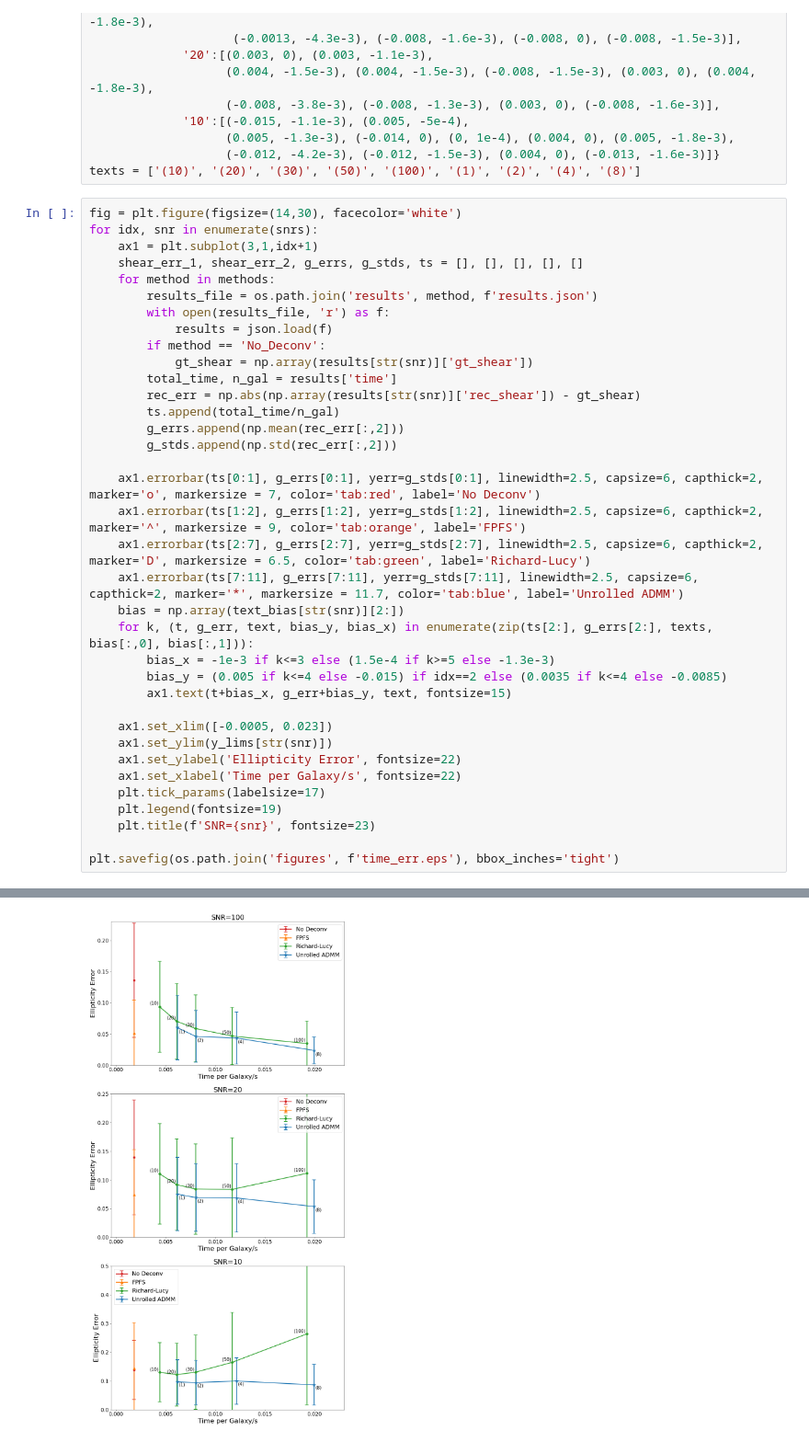
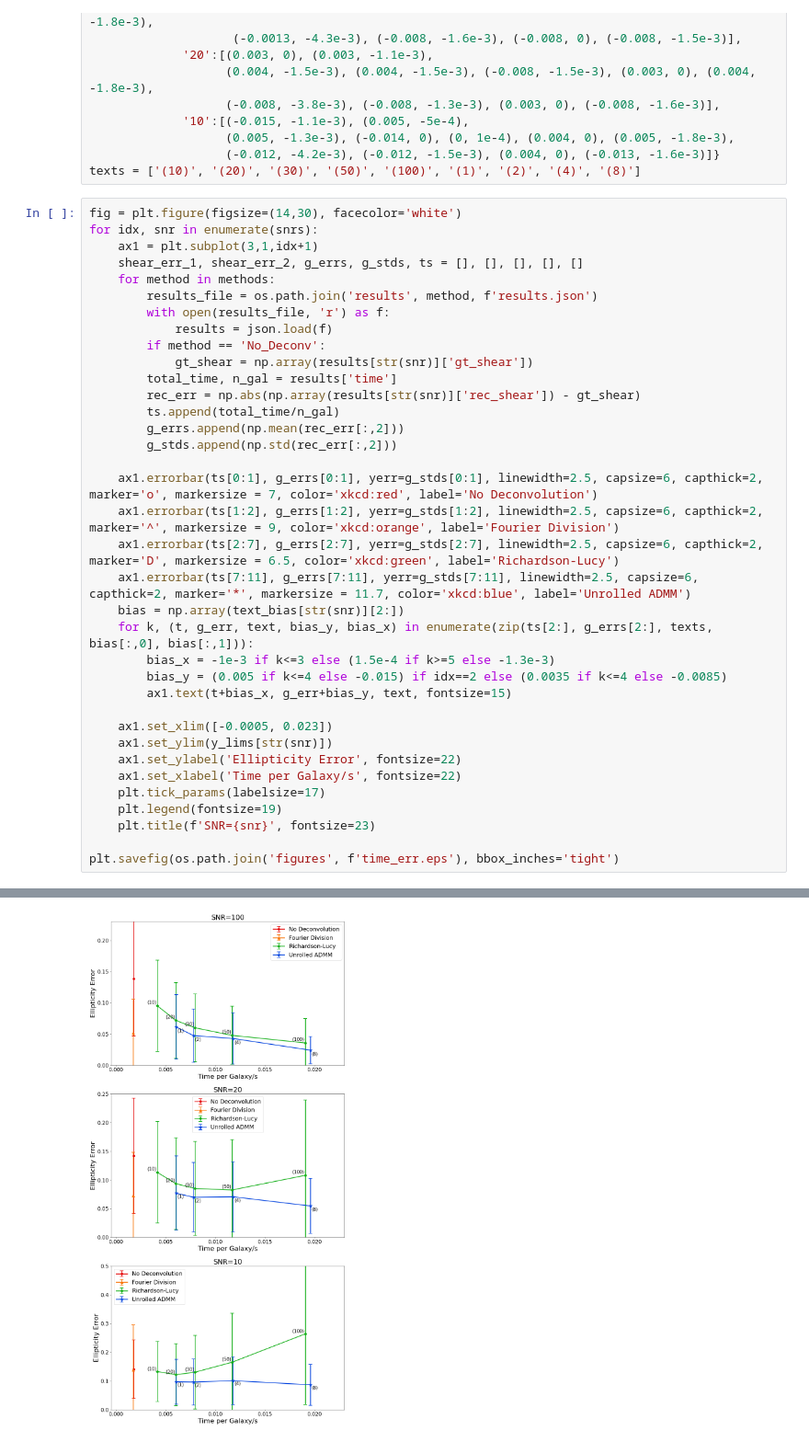
Before and after one commit to Lukeli0425/Galaxy-Deconv, a Jupyter notebook: error_time.ipynb, the cells around one changed output, grey strips where cells are left out. Shown at 92% size. Cells and saved outputs as stored; diff of their text form.

```diff
--- a/error_time.ipynb
+++ b/error_time.ipynb
@@ -30,38 +30,38 @@ for idx, snr in enumerate(snrs):
     shear_err_1, shear_err_2, g_errs, g_stds, ts = [], [], [], [], []
     for method in methods:
         results_file = os.path.join('results', method, f'results.json')
         with open(results_file, 'r') as f:
             results = json.load(f)
         if method == 'No_Deconv':
             gt_shear = np.array(results[str(snr)]['gt_shear'])
         total_time, n_gal = results['time']
         rec_err = np.abs(np.array(results[str(snr)]['rec_shear']) - gt_shear)
         ts.append(total_time/n_gal)
         g_errs.append(np.mean(rec_err[:,2]))
         g_stds.append(np.std(rec_err[:,2]))
 
-    ax1.errorbar(ts[0:1], g_errs[0:1], yerr=g_stds[0:1], linewidth=2.5, capsize=6, capthick=2, marker='o', markersize = 7, color='tab:red', label='No Deconv')
-    ax1.errorbar(ts[1:2], g_errs[1:2], yerr=g_stds[1:2], linewidth=2.5, capsize=6, capthick=2, marker='^', markersize = 9, color='tab:orange', label='FPFS')
-    ax1.errorbar(ts[2:7], g_errs[2:7], yerr=g_stds[2:7], linewidth=2.5, capsize=6, capthick=2, marker='D', markersize = 6.5, color='tab:green', label='Richard-Lucy')
-    ax1.errorbar(ts[7:11], g_errs[7:11], yerr=g_stds[7:11], linewidth=2.5, capsize=6, capthick=2, marker='*', markersize = 11.7, color='tab:blue', label='Unrolled ADMM')
+    ax1.errorbar(ts[0:1], g_errs[0:1], yerr=g_stds[0:1], linewidth=2.5, capsize=6, capthick=2, marker='o', markersize = 7, color='xkcd:red', label='No Deconvolution')
+    ax1.errorbar(ts[1:2], g_errs[1:2], yerr=g_stds[1:2], linewidth=2.5, capsize=6, capthick=2, marker='^', markersize = 9, color='xkcd:orange', label='Fourier Division')
+    ax1.errorbar(ts[2:7], g_errs[2:7], yerr=g_stds[2:7], linewidth=2.5, capsize=6, capthick=2, marker='D', markersize = 6.5, color='xkcd:green', label='Richardson-Lucy')
+    ax1.errorbar(ts[7:11], g_errs[7:11], yerr=g_stds[7:11], linewidth=2.5, capsize=6, capthick=2, marker='*', markersize = 11.7, color='xkcd:blue', label='Unrolled ADMM')
     bias = np.array(text_bias[str(snr)][2:])
     for k, (t, g_err, text, bias_y, bias_x) in enumerate(zip(ts[2:], g_errs[2:], texts, bias[:,0], bias[:,1])):
         bias_x = -1e-3 if k<=3 else (1.5e-4 if k>=5 else -1.3e-3)
         bias_y = (0.005 if k<=4 else -0.015) if idx==2 else (0.0035 if k<=4 else -0.0085)
         ax1.text(t+bias_x, g_err+bias_y, text, fontsize=15)
 
     ax1.set_xlim([-0.0005, 0.023])
     ax1.set_ylim(y_lims[str(snr)])
     ax1.set_ylabel('Ellipticity Error', fontsize=22)
     ax1.set_xlabel('Time per Galaxy/s', fontsize=22)
     plt.tick_params(labelsize=17)
     plt.legend(fontsize=19)
     plt.title(f'SNR={snr}', fontsize=23)
 
 plt.savefig(os.path.join('figures', f'time_err.eps'), bbox_inches='tight')
 # %% [output]
 The PostScript backend does not support transparency; partially transparent artists will be rendered opaque.
-[figure, old version]
+[figure, new version]
 # %%
 snr = 100
 
```
Also changed, not shown: parts of 3 cells of this notebook, 9 other files.
